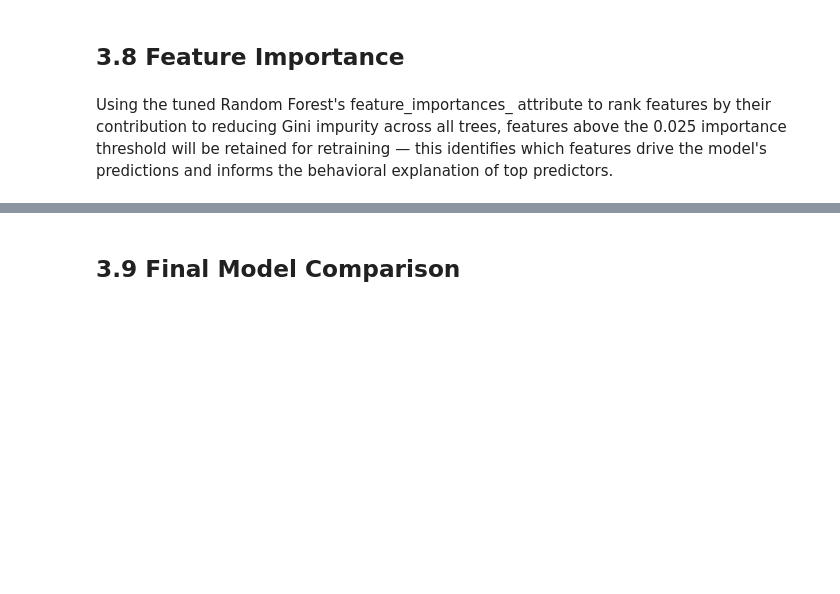
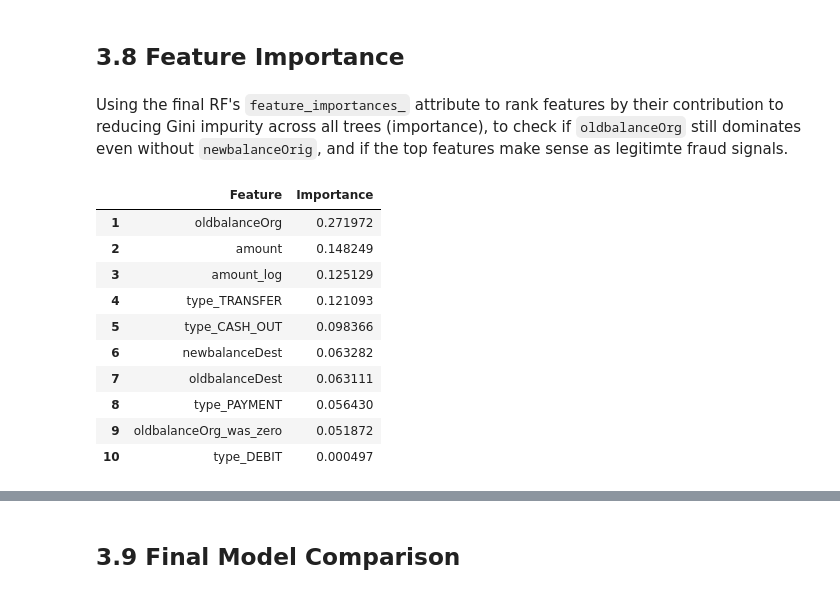
Before and after one commit to joshuasim/fraud-detection, a Jupyter notebook: notebooks/03_modeling_and_evaluation.ipynb, the cells around one changed output, grey strips where cells are left out. Cells and saved outputs as stored; diff of their text form; code cells hidden in the pictures; blank space fills up the shorter version.

```diff
--- a/notebooks/03_modeling_and_evaluation.ipynb
+++ b/notebooks/03_modeling_and_evaluation.ipynb
@@ -465,14 +465,25 @@ The plot shows LR as deceptively strong (`AUC = 0.96`), barely behind RF (0.98),
 # %% [markdown]
 ## 3.8 Feature Importance
 # %% [markdown]
-Using the tuned Random Forest's feature_importances_ attribute to rank features by their contribution to reducing Gini impurity across all trees, features above the 0.025 importance threshold will be retained for retraining — this identifies which features drive the model's predictions and informs the behavioral explanation of top predictors.
+Using the final RF's `feature_importances_` attribute to rank features by their contribution to reducing Gini impurity across all trees (importance), to check if `oldbalanceOrg` still dominates even without `newbalanceOrig`, and if the top features make sense as legitimte fraud signals.
 # %%
-
 feature_importance = pd.DataFrame({
-    'Feature': X_train.columns,
-    'Importance': rf_best.feature_importances_
+    'Feature': X_train_no_leak_v2.columns,
+    'Importance': rf_no_leak_v2.feature_importances_
 }).sort_values('Importance', ascending=False) # sorts features from most to least important
 
 feature_importance.reset_index(drop=True, inplace=True) # resets the indexes so that they can be numbered like a list
 feature_importance.index += 1
 feature_importance
+# %% [output]
+|  | Feature | Importance |
+| 1 | oldbalanceOrg | 0.271972 |
+| 2 | amount | 0.148249 |
+| 3 | amount_log | 0.125129 |
+| 4 | type_TRANSFER | 0.121093 |
+| 5 | type_CASH_OUT | 0.098366 |
+| 6 | newbalanceDest | 0.063282 |
+| 7 | oldbalanceDest | 0.063111 |
+| 8 | type_PAYMENT | 0.056430 |
+| 9 | oldbalanceOrg_was_zero | 0.051872 |
+| 10 | type_DEBIT | 0.000497 |
```
Also changed, not shown: parts of 9 cells of this notebook, 1 other file.
